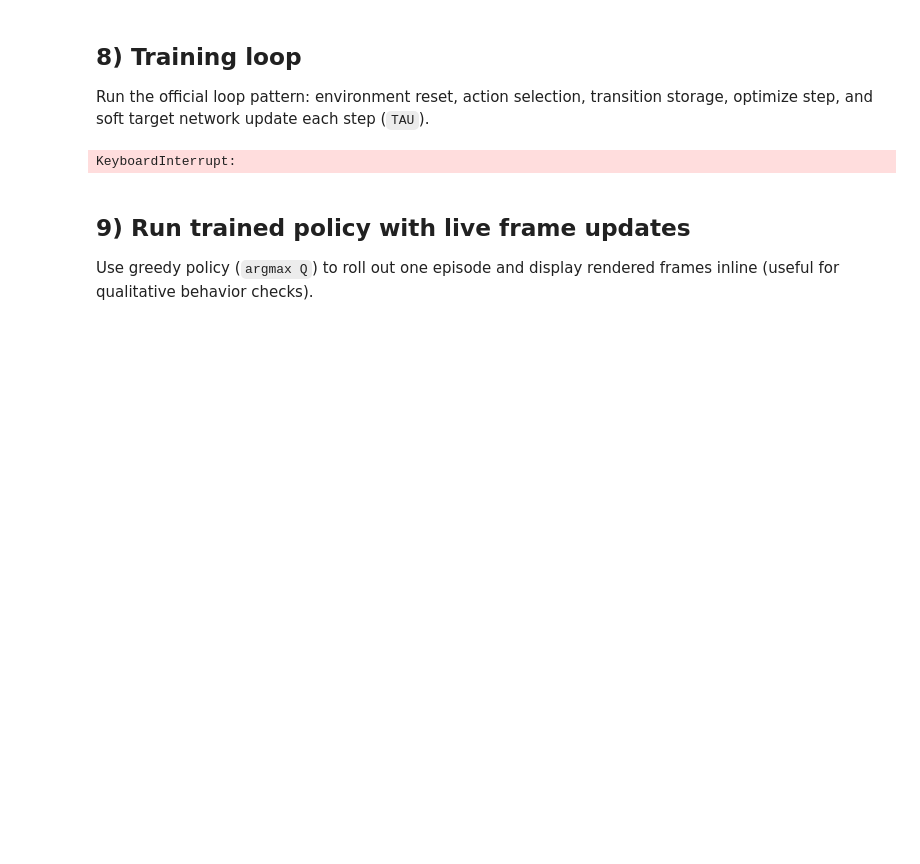
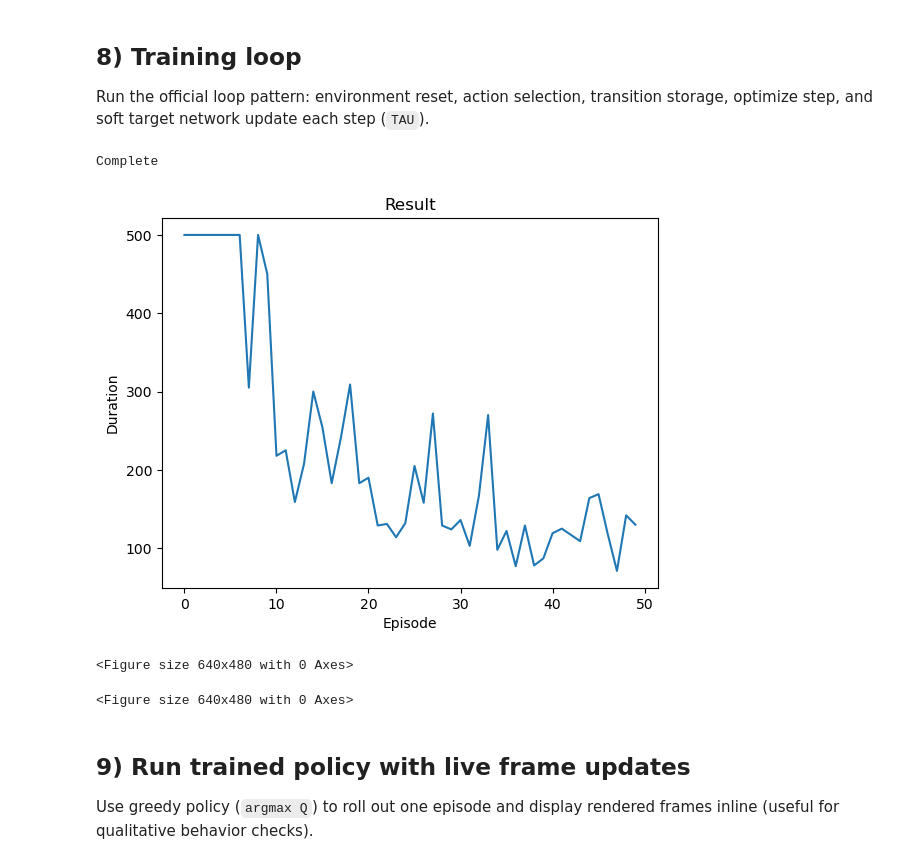
Before and after one commit to Stephen225/ML_class, a Jupyter notebook: run it back.ipynb, the cells around one changed output. Drawn from its saved outputs; the diff is of its cells as text; code cells hidden in the pictures; blank space fills up the shorter version.

```diff
--- a/run it back.ipynb
+++ b/run it back.ipynb
@@ -265,6 +265,10 @@ def optimize_model():
 
 Run the official loop pattern: environment reset, action selection, transition storage, optimize step, and soft target network update each step (`TAU`).
 # %%
+full_obs = []
+episode_durations = []
+ep_obs = []
+
 if torch.cuda.is_available() or torch.backends.mps.is_available():
     num_episodes = 500
 else:
@@ -272,6 +276,7 @@ else:
 
 for i_episode in range(num_episodes):
     state, info = env.reset()
+    ep_obs = [torch.tensor(state, dtype=torch.float32)]
     state = torch.tensor(state, dtype=torch.float32, device=device).unsqueeze(0)
 
     for t in count():
@@ -279,35 +284,42 @@ for i_episode in range(num_episodes):
         observation, reward, terminated, truncated, _ = env.step(action.item())
         reward = torch.tensor([reward], device=device)
         done = terminated or truncated
+        ep_obs.append(torch.tensor(observation, dtype=torch.float32))
 
         if terminated:
             next_state = None
         else:
             next_state = torch.tensor(observation, dtype=torch.float32, device=device).unsqueeze(0)
 
         memory.push(state, action, next_state, reward)
 
         state = next_state
 
         optimize_model()
 
         target_net_state_dict = target_net.state_dict()
         policy_net_state_dict = policy_net.state_dict()
         for key in policy_net_state_dict:
             target_net_state_dict[key] = policy_net_state_dict[key] * TAU + target_net_state_dict[key] * (1 - TAU)
         target_net.load_state_dict(target_net_state_dict)
 
         if done:
-            episode_durations.append(t + 1)
+            episode_durations.append(torch.tensor((t + 1),dtype=int))
             plot_durations()
+            ep = torch.stack(ep_obs)
+            ep = torch.cat([ep, ep[-1:].expand(501-ep.shape[0], -1)], dim=0)
+            full_obs.append(torch.tensor(ep, dtype=torch.float32))
             break
 
 print('Complete')
 plot_durations(show_result=True)
 plt.ioff()
 plt.show()
 # %% [output]
-KeyboardInterrupt:
+Complete
+[figure, added]
+<Figure size 640x480 with 0 Axes>
+<Figure size 640x480 with 0 Axes>
 # %% [markdown]
 ## 9) Run trained policy with live frame updates
 
```
Also changed, not shown: parts of 5 cells of this notebook, 4 other files.
